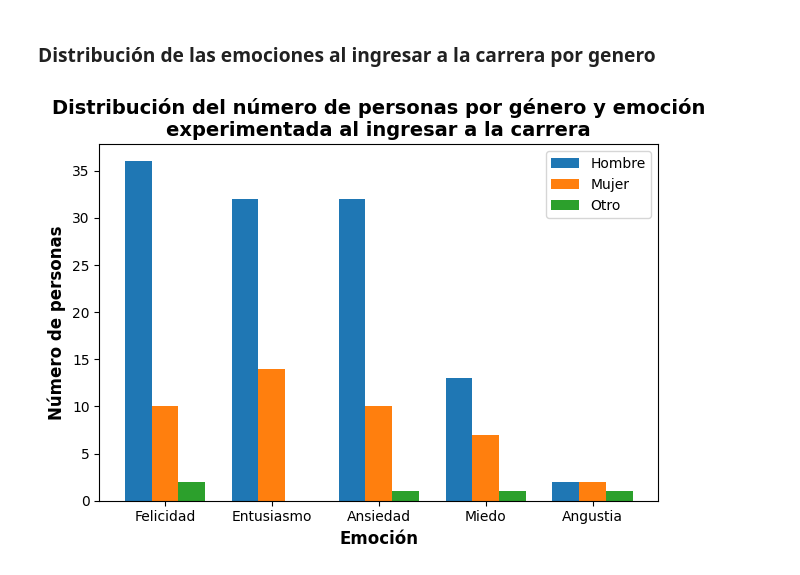
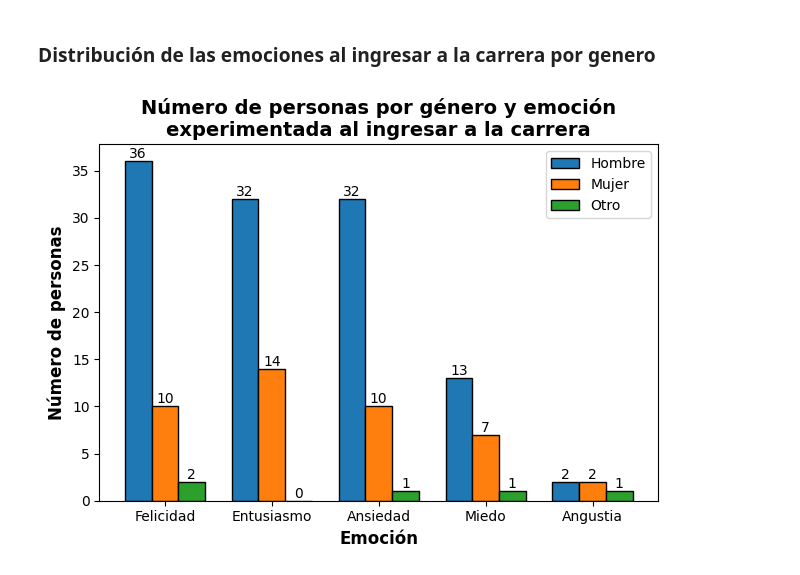
Before and after one commit to L4F7/Data_analysis_with_Python, a Jupyter notebook: survey_data_analysis.ipynb, the cells around one changed output. Saved outputs shown, nothing was run; the diff lists cells and outputs as text; code cells hidden in the pictures.

Commit message:
Improve graphs data

```diff
--- a/survey_data_analysis.ipynb
+++ b/survey_data_analysis.ipynb
@@ -104,35 +92,40 @@ happy_others = data[(data[gender_col] != 'Mujer') & (data[gender_col] != 'Hombre
 enthusiastic_others = data[(data[gender_col] != 'Mujer') & (data[gender_col] != 'Hombre') & (data[emotional_response_col].str.contains(enthusiasm, na=False))].shape[0]
 anxious_others = data[(data[gender_col] != 'Mujer') & (data[gender_col] != 'Hombre') & (data[emotional_response_col].str.contains(anxiety, na=False))].shape[0]
 fearful_others = data[(data[gender_col] != 'Mujer') & (data[gender_col] != 'Hombre') & (data[emotional_response_col].str.contains(fear, na=False))].shape[0]
 distressed_others = data[(data[gender_col] != 'Mujer') & (data[gender_col] != 'Hombre') & (data[emotional_response_col].str.contains(distress, na=False))].shape[0]
 
 # Get the counts for each emotional response by gender
 male_counts = [happy_males, enthusiastic_males, anxious_males, fearful_males, distressed_males]
 female_counts = [happy_females, enthusiastic_females, anxious_females, fearful_females, distressed_females]
 other_counts = [happy_others, enthusiastic_others, anxious_others, fearful_others, distressed_others]
 
 # Define the labels for the emotional responses
 emotional_labels = ['Felicidad', 'Entusiasmo', 'Ansiedad', 'Miedo', 'Angustia']
 
 # Define the index for the bars
 index = np.arange(len(emotional_labels))
 
 # Define the width of each bar
 bar_width = 0.25
 
 # Plotting the bars
-plt.bar(index - bar_width, male_counts, bar_width, label='Hombre')
-plt.bar(index, female_counts, bar_width, label='Mujer')
-plt.bar(index + bar_width, other_counts, bar_width, label='Otro')
+first_bar = plt.bar(index - bar_width, male_counts, bar_width, label='Hombre', edgecolor='black')
+second_bar = plt.bar(index, female_counts, bar_width, label='Mujer', edgecolor='black')
+third_bar = plt.bar(index + bar_width, other_counts, bar_width, label='Otro', edgecolor='black')
+
+plt.bar_label(first_bar)
+plt.bar_label(second_bar)
+plt.bar_label(third_bar)
+
 
 # Adding labels, title, and legend
 plt.xlabel('Emoción', fontsize=12, fontweight='bold')
 plt.ylabel('Número de personas', fontsize=12, fontweight='bold')
-plt.title('Distribución del número de personas por género y emoción\nexperimentada al ingresar a la carrera', fontsize=14, fontweight='bold')
+plt.title('Número de personas por género y emoción\nexperimentada al ingresar a la carrera', fontsize=14, fontweight='bold')
 plt.xticks(index, emotional_labels)
 plt.legend()
 plt.tight_layout()
 plt.savefig('results/emotional_response_by_gender.png', bbox_inches='tight')
 plt.show()
 # %% [output]
-[figure, old version]
+[figure, new version]
```
Also changed, not shown: parts of 13 cells of this notebook, 4 other files.
